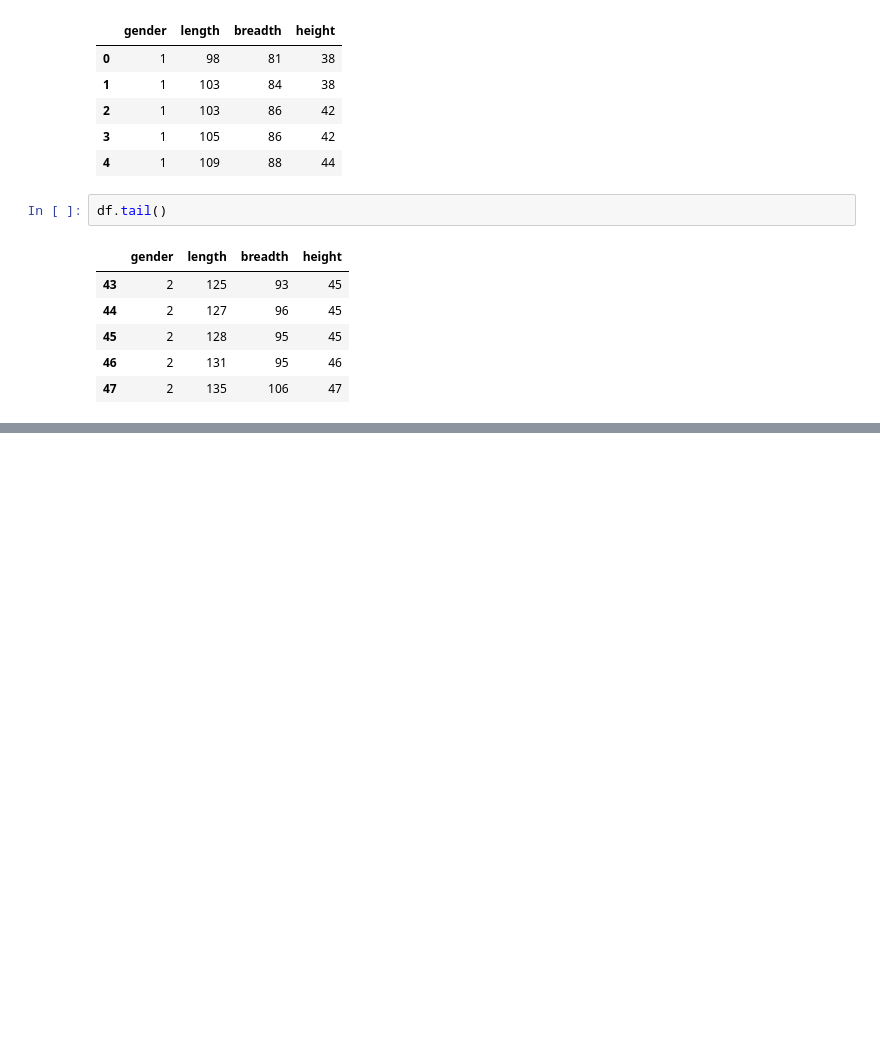
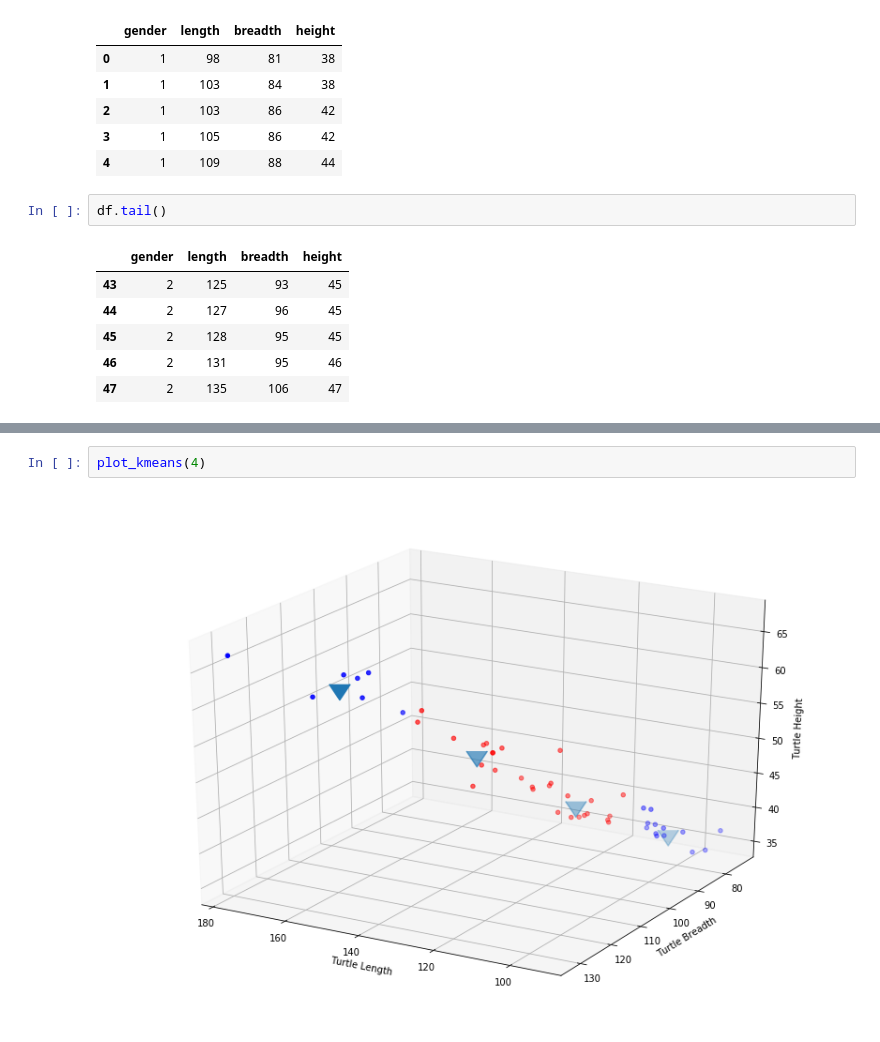
Before and after one commit to willshiao/acm-ds-workshop, a Jupyter notebook: Introduction to Data Science - k-Means.ipynb, the cells around one changed output, grey strips where cells are left out. Cells and saved outputs as stored; diff of their text form; blank space fills up the shorter version.

```diff
--- a/Introduction to Data Science - k-Means.ipynb
+++ b/Introduction to Data Science - k-Means.ipynb
@@ -70,0 +74,4 @@ plt.show()
+# %%
+plot_kmeans(4)
+# %% [output]
+[figure, added]
```
Also changed, not shown: parts of 4 cells of this notebook.
